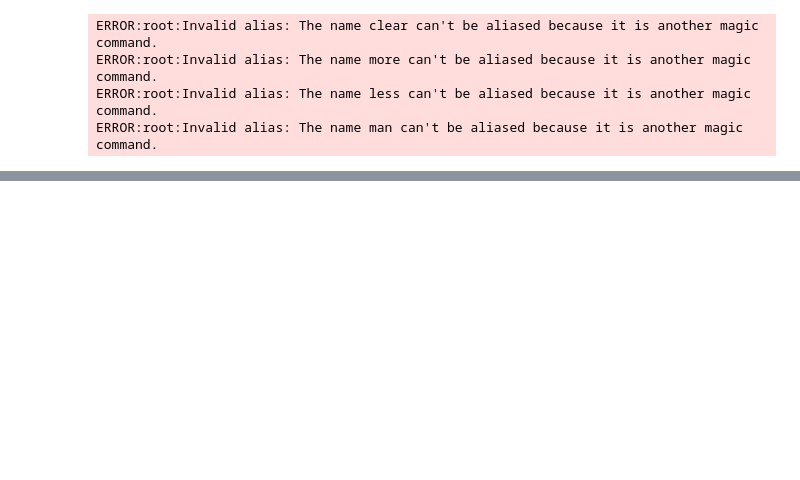
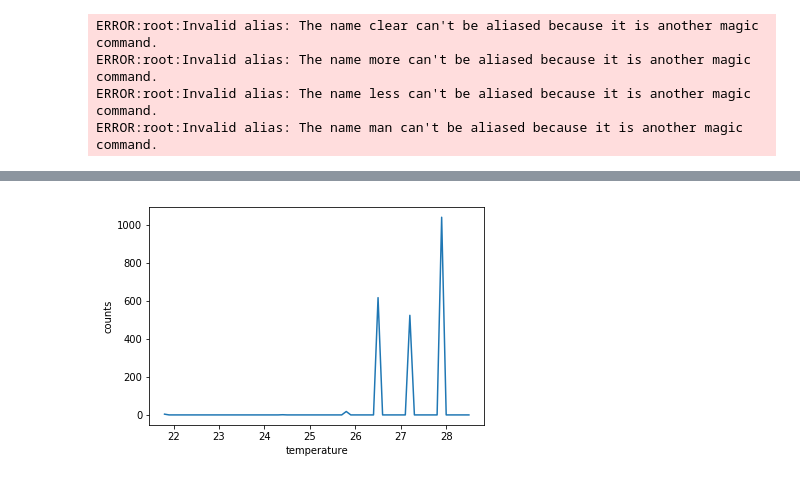
Before and after one commit to kalfasyan/wingbeat_frequencies, a Jupyter notebook: Analyzing_SDcard_data.ipynb, the cells around one changed output, grey strips where cells are left out. Saved outputs shown, nothing was run; the diff lists cells and outputs as text; code cells hidden in the pictures; blank space fills up the shorter version.

```diff
--- a/Analyzing_SDcard_data.ipynb
+++ b/Analyzing_SDcard_data.ipynb
@@ -70,0 +75,4 @@ Text(0, 0.5, 'Counts of signals')
+# %%
+np_hist(df_feats, 'temperature')
+# %% [output]
+[figure, added]
```
Also changed, not shown: parts of 6 cells of this notebook, 3 other files.
